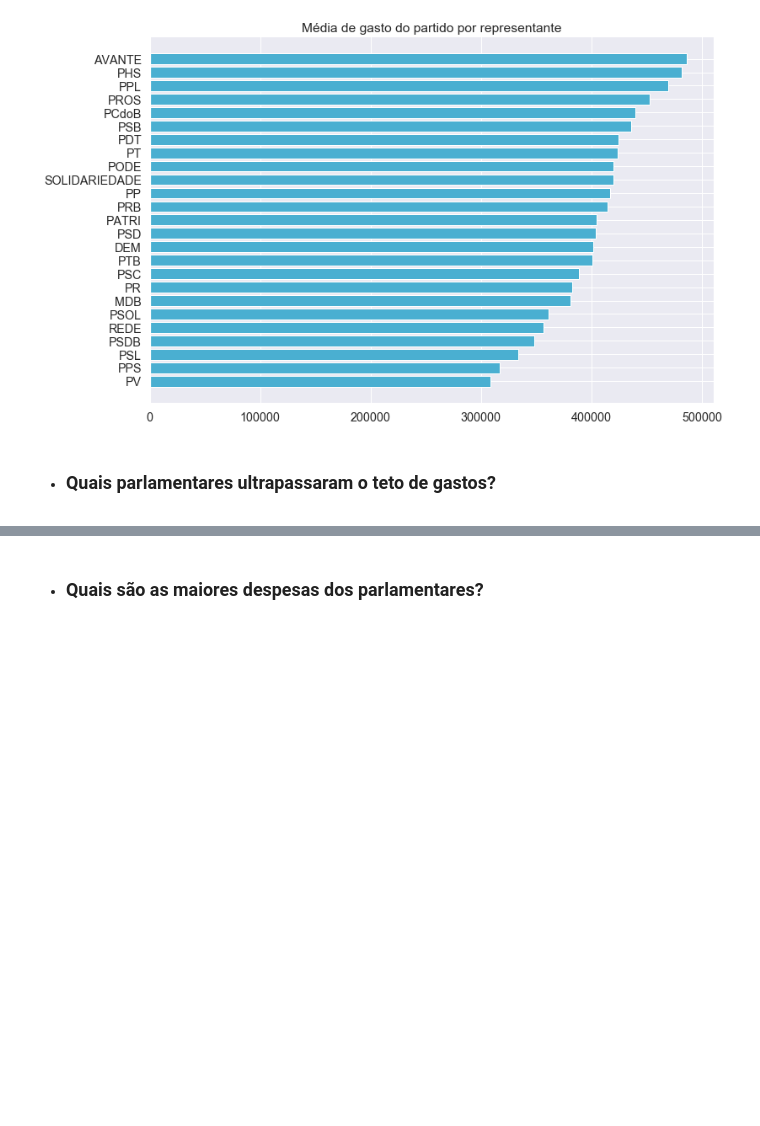
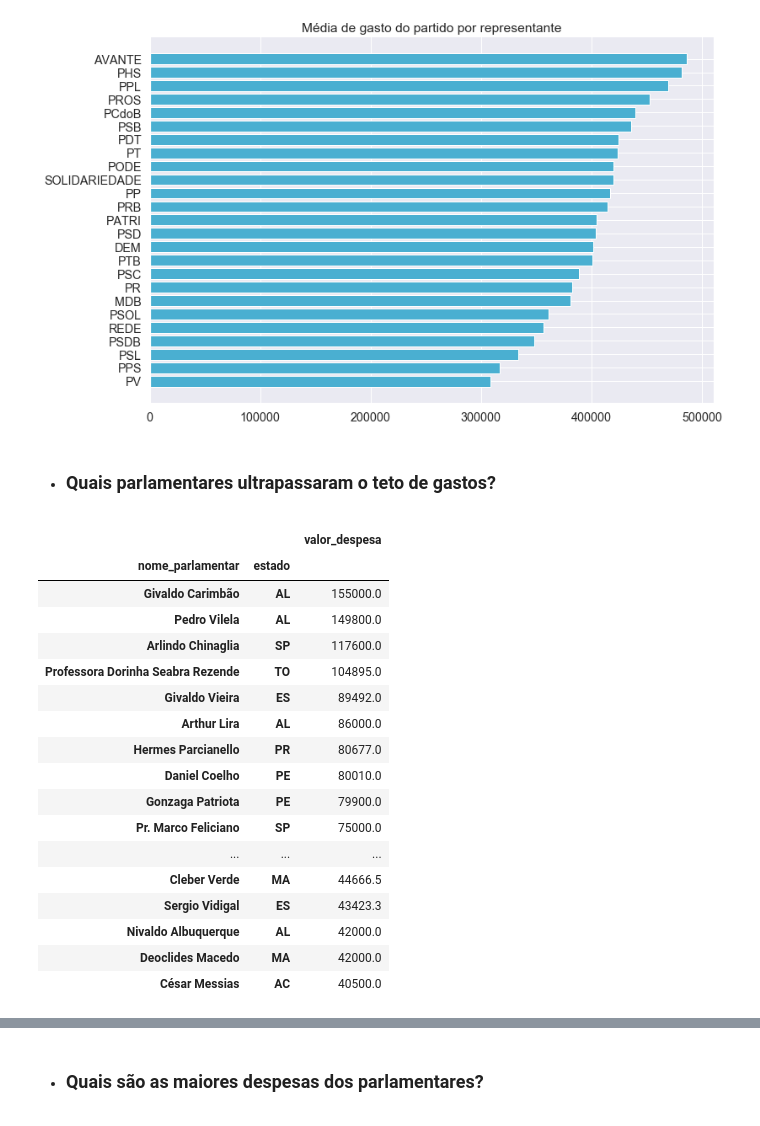
Before and after one commit to BrunoDorneles/ComPartilha-EDA, a Jupyter notebook: ComPartilha - EDA.ipynb, the cells around one changed output, grey strips where cells are left out. Cells and saved outputs as stored; diff of their text form; code cells hidden in the pictures; blank space fills up the shorter version.

```diff
--- a/ComPartilha - EDA.ipynb
+++ b/ComPartilha - EDA.ipynb
@@ -206,5 +199,28 @@ plt.gca().invert_yaxis();
 * ### Quais parlamentares ultrapassaram o teto de gastos?
 # %%
 solicitacoes_parlamentar = ceap.groupby('nome_parlamentar')['valor_despesa'].max().sort_values(ascending=False)
+# %%
+gasto_estado_parlamentar = pd.pivot_table(ceap,index=['nome_parlamentar', 'estado'],values=['valor_despesa'],aggfunc=np.max).sort_values(by='valor_despesa', ascending=False)
+# %%
+gasto_estado_parlamentar[gasto_estado_parlamentar['valor_despesa'] > 40000]
+# %% [output]
+|  |  | valor_despesa |
+| nome_parlamentar | estado |  |
+| Givaldo Carimbão | AL | 155000.0 |
+| Pedro Vilela | AL | 149800.0 |
+| Arlindo Chinaglia | SP | 117600.0 |
+| Professora Dorinha Seabra Rezende | TO | 104895.0 |
+| Givaldo Vieira | ES | 89492.0 |
+| Arthur Lira | AL | 86000.0 |
+| Hermes Parcianello | PR | 80677.0 |
+| Daniel Coelho | PE | 80010.0 |
+| Gonzaga Patriota | PE | 79900.0 |
+| Pr. Marco Feliciano | SP | 75000.0 |
+| ... | ... | ... |
+| Cleber Verde | MA | 44666.5 |
+| Sergio Vidigal | ES | 43423.3 |
+| Nivaldo Albuquerque | AL | 42000.0 |
+| Deoclides Macedo | MA | 42000.0 |
+| César Messias | AC | 40500.0 |
 # %%
 solicitacoes_parlamentar[solicitacoes_parlamentar.values > 40000]
```
Also changed, not shown: parts of 6 cells of this notebook.
